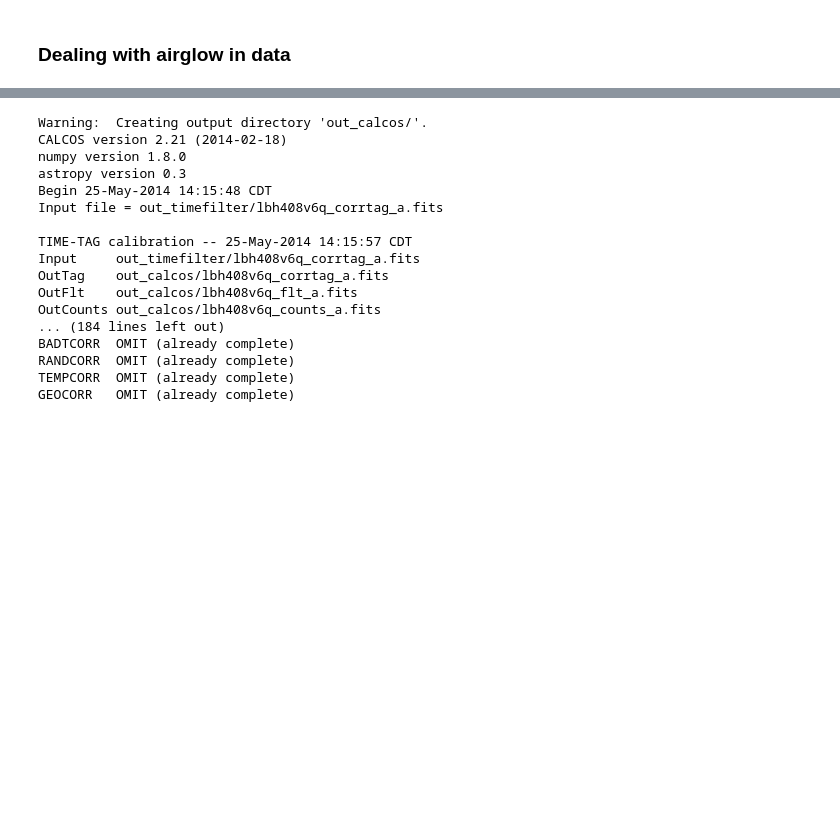
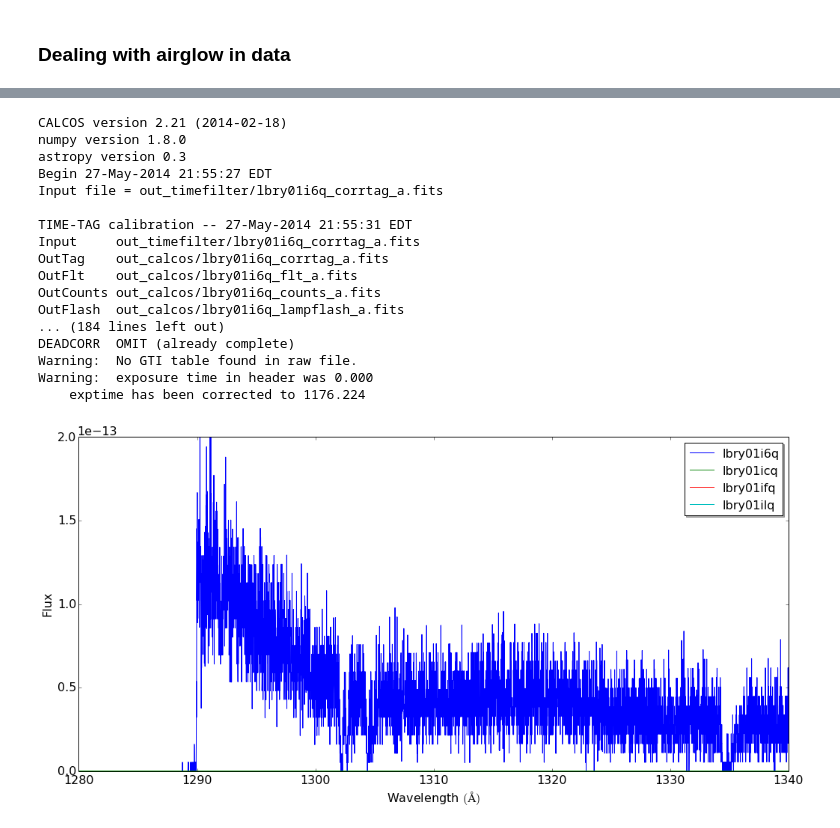
Before and after one commit to justincely/AAS224, a Jupyter notebook: timefilter_tutorial.ipynb, the cells around one changed output, grey strips where cells are left out. Cells and saved outputs as stored; diff of their text form; code cells hidden in the pictures; blank space fills up the shorter version.

```diff
--- a/timefilter_tutorial.ipynb
+++ b/timefilter_tutorial.ipynb
@@ -66,8 +105,10 @@ for axis in [ax1, ax2]:
 # %%
 os.environ['lref'] = '/grp/hst/cdbs/lref/'
 # %%
-os.mkdir('out_timefilter')
-for dataset in glob.glob('airglow/*corrtag*.fits'):
+if not os.path.exists('out_timefilter'):
+    os.mkdir('out_timefilter')
+
+for dataset in glob.glob('airglow/lbry*corrtag*.fits'):
     filepath, filename = os.path.split(dataset)
     print "Filtering ", filename
     timefilter.TimelineFilter(input=dataset,
@@ -76,21 +126,40 @@ for dataset in glob.glob('airglow/*corrtag*.fits'):
 # %%
-for dataset in glob.glob('out_timefilter/*corrtag_a*'):
+# This step will take awhile as we re-un CalCOS on the filtered datasets.
+
+for dataset in glob.glob('out_timefilter/lbry*corrtag_a*'):
     calcos(dataset, outdir='out_calcos/')
 # %% [output]
-Warning:  Creating output directory 'out_calcos/'.
 CALCOS version 2.21 (2014-02-18)
 numpy version 1.8.0
 astropy version 0.3
-Begin 25-May-2014 14:15:48 CDT
-Input file = out_timefilter/lbh408v6q_corrtag_a.fits
+Begin 27-May-2014 21:55:27 EDT
+Input file = out_timefilter/lbry01i6q_corrtag_a.fits
 
-TIME-TAG calibration -- 25-May-2014 14:15:57 CDT
-Input     out_timefilter/lbh408v6q_corrtag_a.fits
-OutTag    out_calcos/lbh408v6q_corrtag_a.fits
-OutFlt    out_calcos/lbh408v6q_flt_a.fits
-OutCounts out_calcos/lbh408v6q_counts_a.fits
+TIME-TAG calibration -- 27-May-2014 21:55:31 EDT
+Input     out_timefilter/lbry01i6q_corrtag_a.fits
+OutTag    out_calcos/lbry01i6q_corrtag_a.fits
+OutFlt    out_calcos/lbry01i6q_flt_a.fits
+OutCounts out_calcos/lbry01i6q_counts_a.fits
+OutFlash  out_calcos/lbry01i6q_lampflash_a.fits
 ... (184 lines left out)
-BADTCORR  OMIT (already complete)
-RANDCORR  OMIT (already complete)
-TEMPCORR  OMIT (already complete)
-GEOCORR   OMIT (already complete)
+DEADCORR  OMIT (already complete)
+Warning:  No GTI table found in raw file.
+Warning:  exposure time in header was 0.000
+    exptime has been corrected to 1176.224
+# %%
+fig = plt.figure(figsize=(17, 8))
+ax = fig.add_subplot(1, 1, 1)
+
+for dataset in glob.glob('out_calcos/lbry*x1d.fits'):
+    hdu = fits.open(dataset)
+    ax.plot(hdu[1].data['wavelength'].ravel(), hdu[1].data['flux'].ravel(), label=hdu[0].header['rootname'])
+
+ax.set_ylim(0, 2e-13)
+ax.set_xlim(1280, 1340)
+ax.set_ylabel('Flux')
+ax.set_xlabel('Wavelength $(\AA)$')
+ax.legend(shadow=True, numpoints=1, fontsize=16)
+
+fig.savefig('spectrum_after.pdf', bbox_inches='tight')
+# %% [output]
+[figure, added]
```
Also changed, not shown: parts of 7 cells of this notebook, 3 other files.
